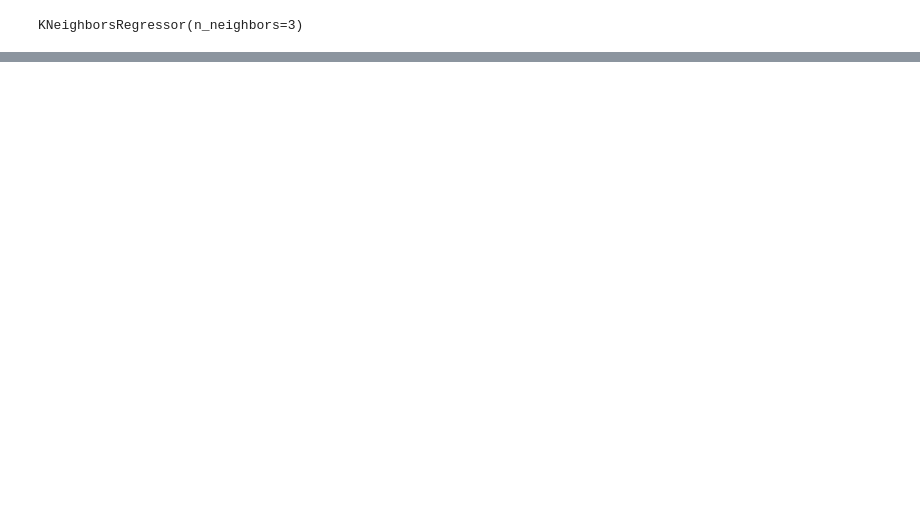
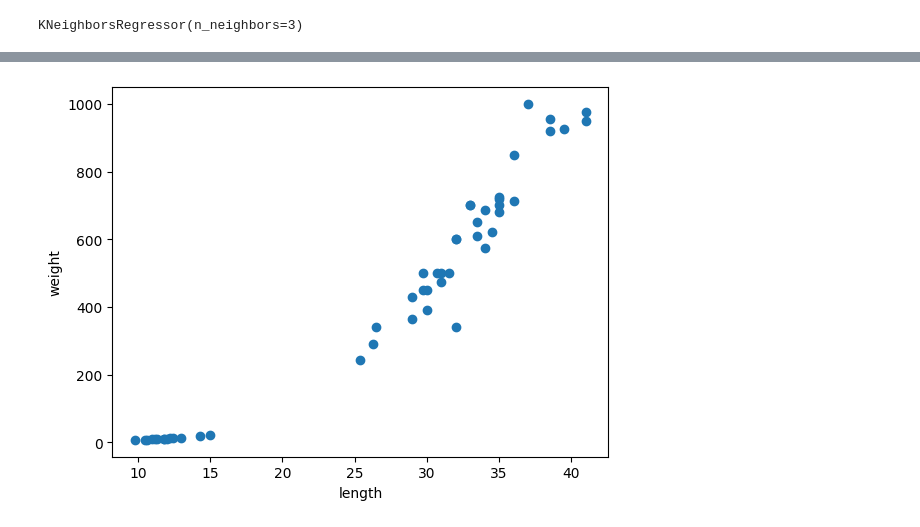
Before and after one commit to j25ng/fishregression, a Jupyter notebook: note/LinearRegression.ipynb, the cells around one changed output, grey strips where cells are left out. Cells and saved outputs as stored; diff of their text form; code cells hidden in the pictures; blank space fills up the shorter version.

```diff
--- a/note/LinearRegression.ipynb
+++ b/note/LinearRegression.ipynb
@@ -66,0 +58,11 @@ LinearRegression()
+# %%
+A = lr.coef_
+B = lr.intercept_
+
+plt.scatter(train_input, train_target)
+plt.xlabel('length')
+plt.ylabel('weight')
+
+plt.show()
+# %% [output]
+[figure, added]
```
Also changed, not shown: parts of 22 cells of this notebook, 5 other files.
